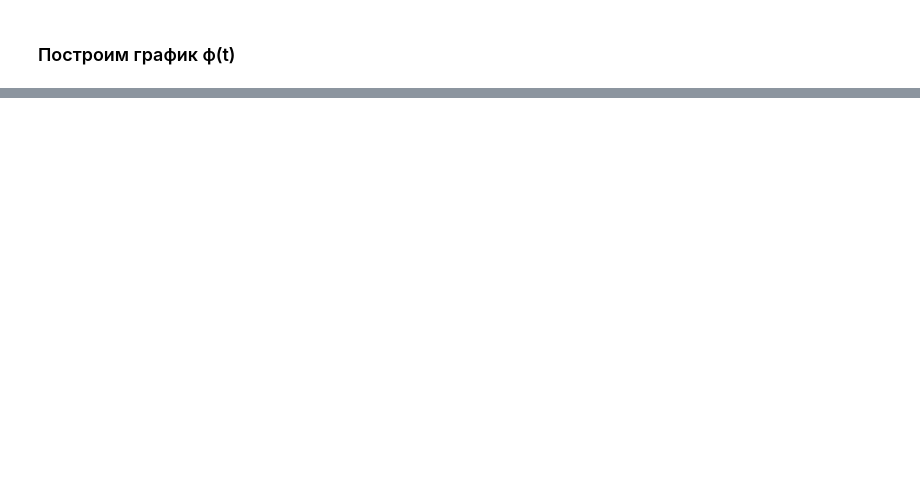
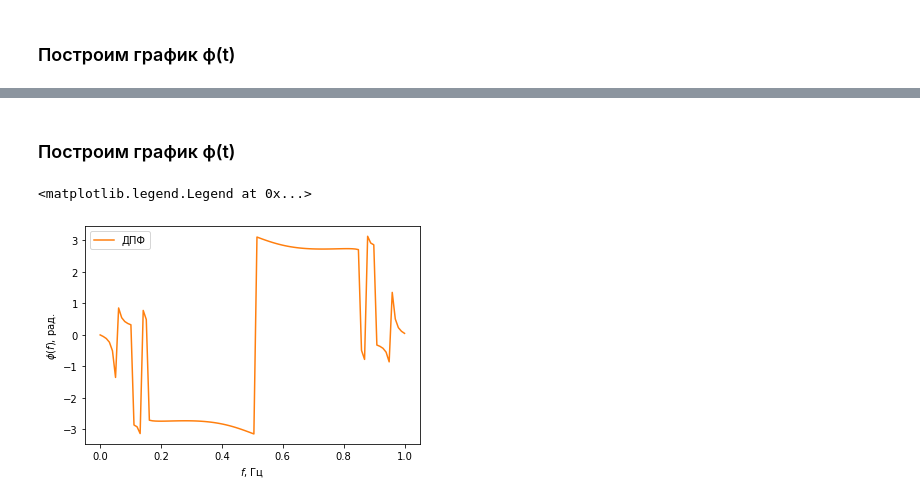
Before and after one commit to DaniilSysoev/opisis_sem_2, a Jupyter notebook: Описис_семинар_2.ipynb, the cells around one changed output, grey strips where cells are left out. Saved outputs shown, nothing was run; the diff lists cells and outputs as text; code cells hidden in the pictures; blank space fills up the shorter version.

```diff
--- a/Описис_семинар_2.ipynb
+++ b/Описис_семинар_2.ipynb
@@ -172,0 +234,11 @@ ax.legend(loc='best')
+# %% [markdown]
+<h3>Построим график ф(t)</h3>
+# %%
+fig, ax = plt.subplots()
+ax.plot(freq, (np.arctan2(spec.imag, spec.real)), color='tab:orange', label='ДПФ')
+ax.set_xlabel("$f$, Гц", fontsize=10)
+ax.set_ylabel("$\phi(f)$, рад.", fontsize=10)
+ax.legend(loc='best')
+# %% [output]
+<matplotlib.legend.Legend at 0x...>
+[figure, added]
```
Also changed, not shown: parts of 18 cells of this notebook.
